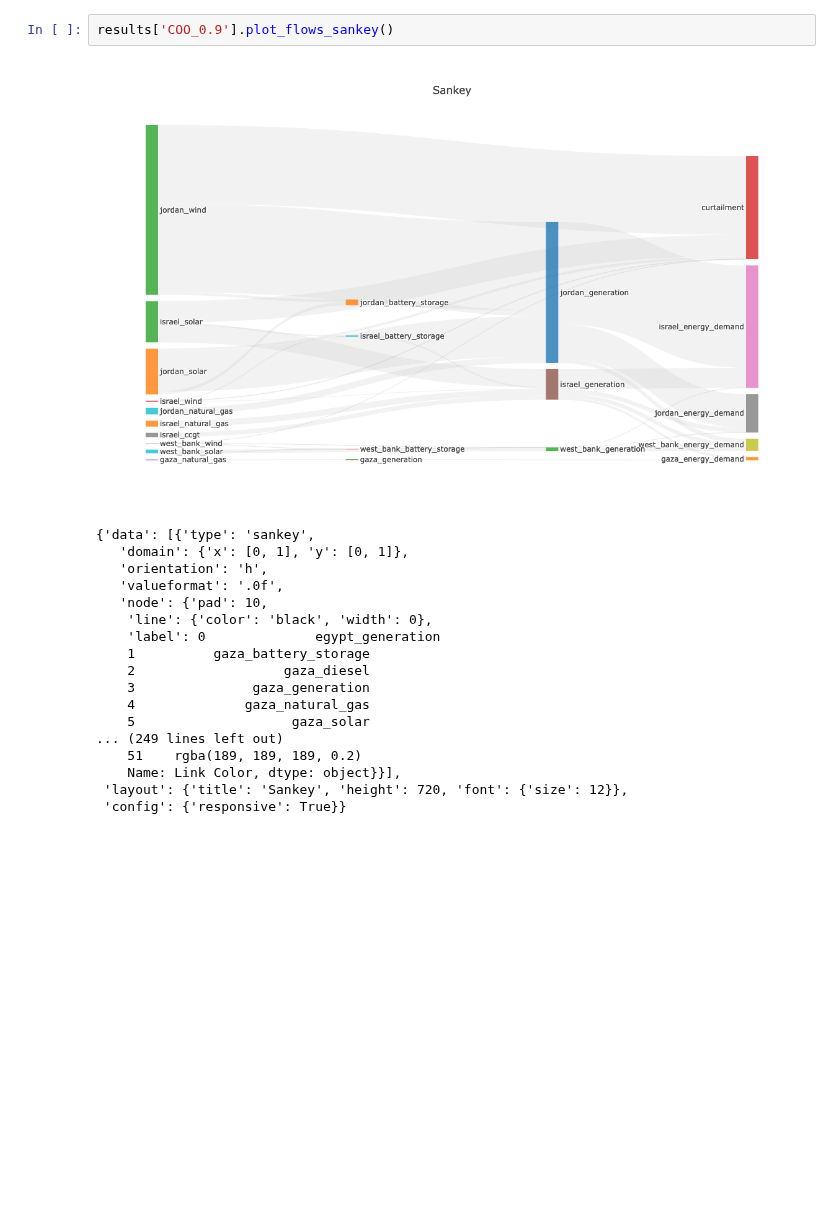
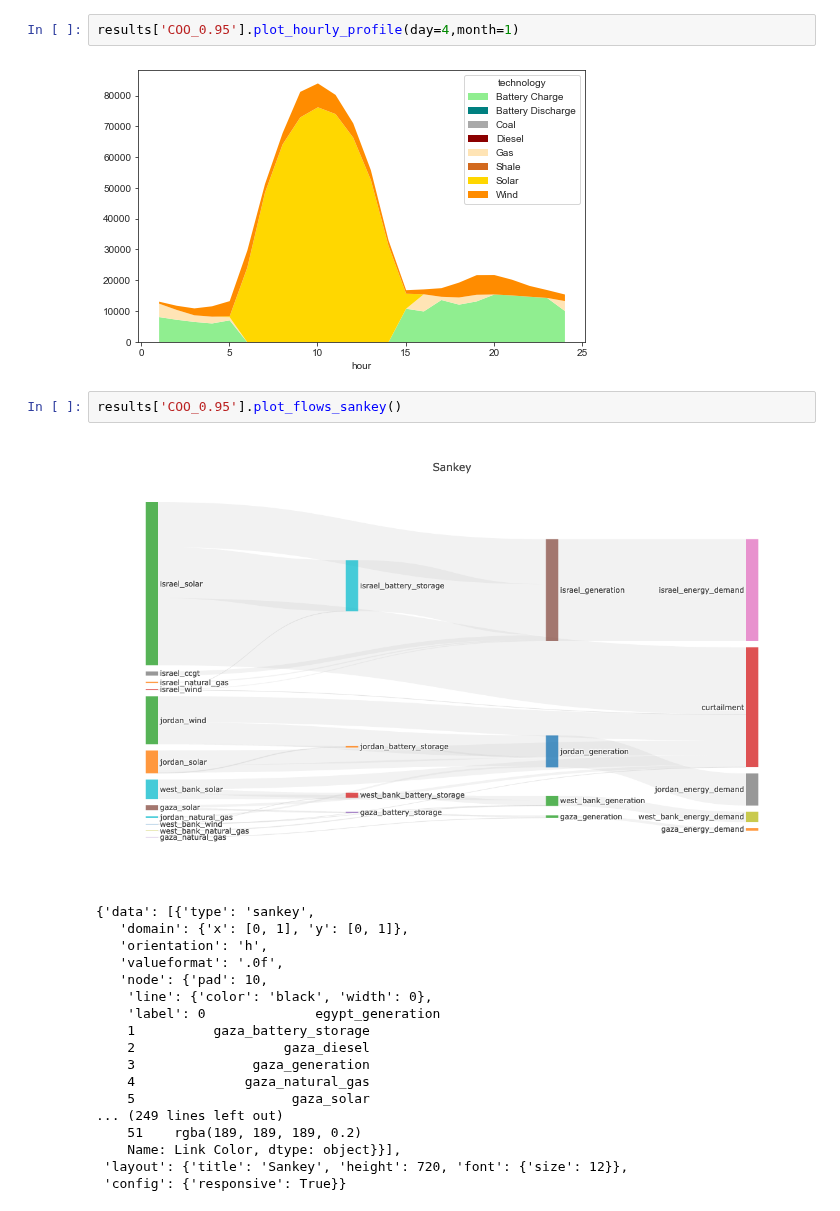
Before and after one commit to amanmajid/nextra, a Jupyter notebook: analysis/py_net_zero_scenario.ipynb, the cells around one changed output. Saved outputs shown, nothing was run; the diff lists cells and outputs as text; blank space fills up the shorter version.

```diff
--- a/analysis/py_net_zero_scenario.ipynb
+++ b/analysis/py_net_zero_scenario.ipynb
@@ -88,7 +250,11 @@ Text(0, 0.5, 'RES Capacity (GW)')
+# %%
+results['COO_0.95'].plot_hourly_profile(day=4,month=1)
+# %% [output]
+[figure, added]
 # %%
-results['COO_0.9'].plot_flows_sankey()
+results['COO_0.95'].plot_flows_sankey()
 # %% [output]
-[figure, old version]
+[figure, new version]
 {'data': [{'type': 'sankey',
    'domain': {'x': [0, 1], 'y': [0, 1]},
    'orientation': 'h',
```
Also changed, not shown: parts of 13 cells of this notebook, 4 other files.
